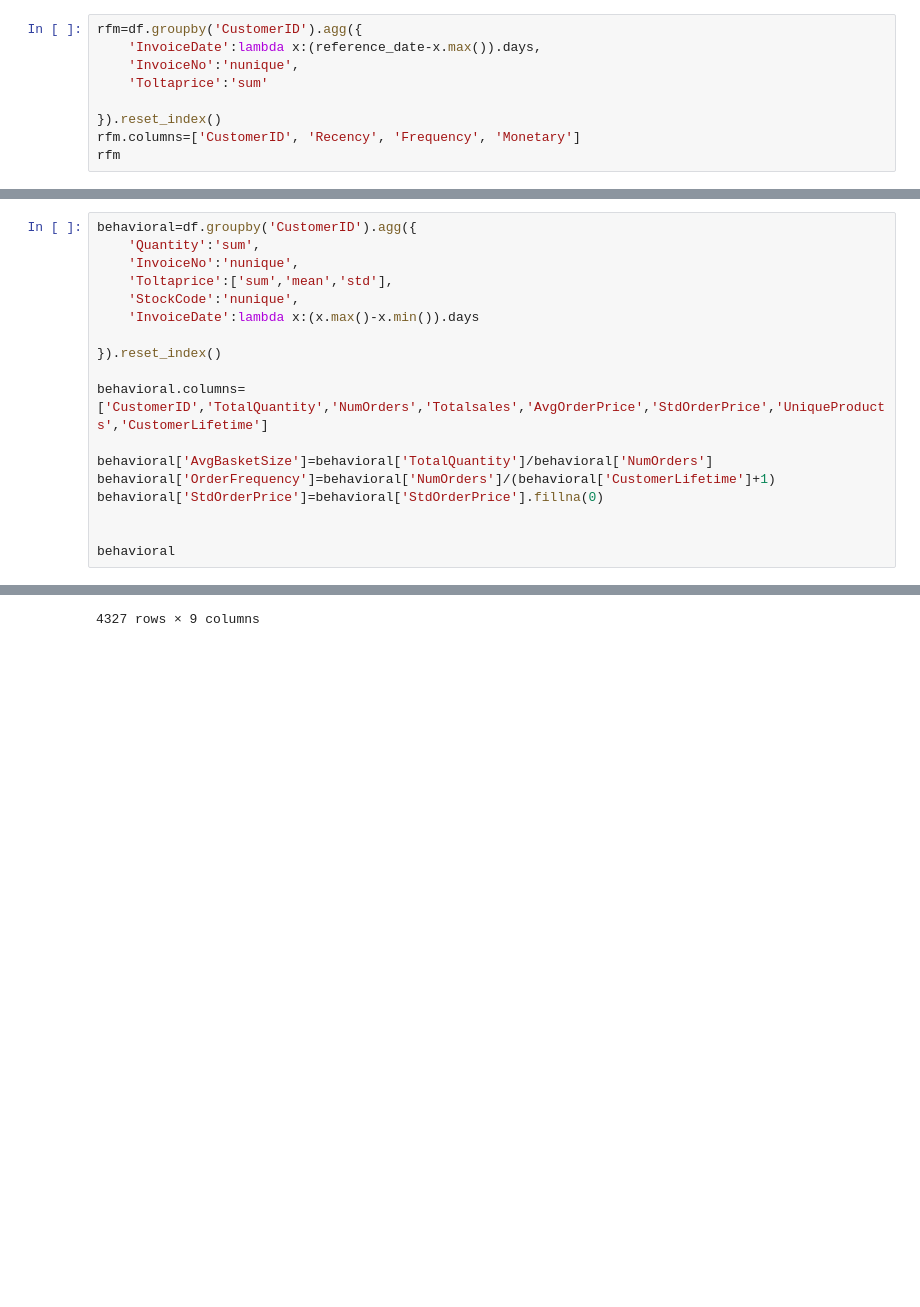
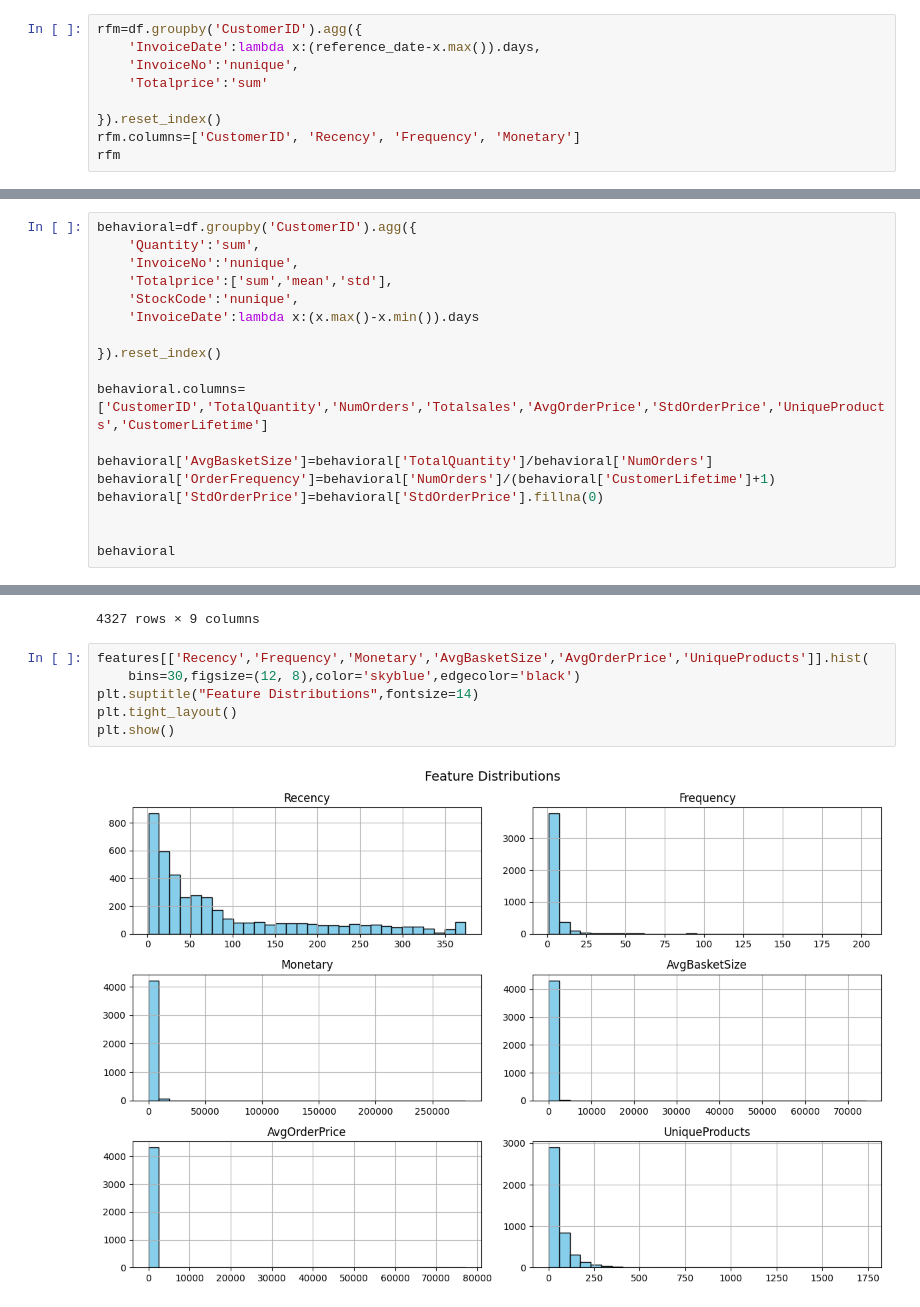
Before and after one commit to AkshayShetty7/Customer-Segmentation-Personalized-Marketing-in-Retail, a Jupyter notebook: E-commerce segment.ipynb, the cells around one changed output, grey strips where cells are left out. Drawn from its saved outputs; the diff is of its cells as text; blank space fills up the shorter version.

```diff
--- a/E-commerce segment.ipynb
+++ b/E-commerce segment.ipynb
@@ -262,7 +262,7 @@ Timestamp('2011-12-10 12:50:00')
 rfm=df.groupby('CustomerID').agg({
     'InvoiceDate':lambda x:(reference_date-x.max()).days,
     'InvoiceNo':'nunique',
-    'Toltaprice':'sum'
+    'Totalprice':'sum'
 
 }).reset_index()
 rfm.columns=['CustomerID', 'Recency', 'Frequency', 'Monetary']
@@ -285,7 +285,7 @@ rfm
 behavioral=df.groupby('CustomerID').agg({
     'Quantity':'sum',
     'InvoiceNo':'nunique',
-    'Toltaprice':['sum','mean','std'],
+    'Totalprice':['sum','mean','std'],
     'StockCode':'nunique',
     'InvoiceDate':lambda x:(x.max()-x.min()).days
 
@@ -331,3 +331,11 @@ features
 | 4325 | 18283.0 | 4 | 16 | 2078.93 | 87.250000 | 2.753550 | 262 | ... |
 | 4326 | 18287.0 | 43 | 3 | 1837.28 | 528.666667 | 26.246857 | 59 | ... |
 4327 rows × 9 columns
+# %%
+features[['Recency','Frequency','Monetary','AvgBasketSize','AvgOrderPrice','UniqueProducts']].hist(
+    bins=30,figsize=(12, 8),color='skyblue',edgecolor='black')
+plt.suptitle("Feature Distributions",fontsize=14)
+plt.tight_layout()
+plt.show()
+# %% [output]
+[figure, added]
```
Also changed, not shown: parts of 6 cells of this notebook.
